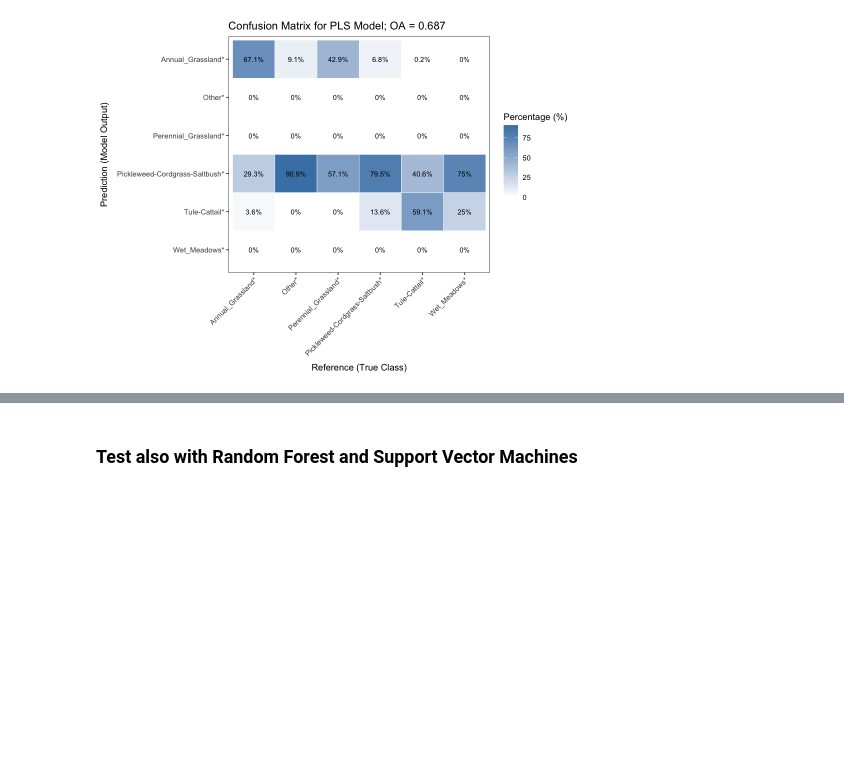
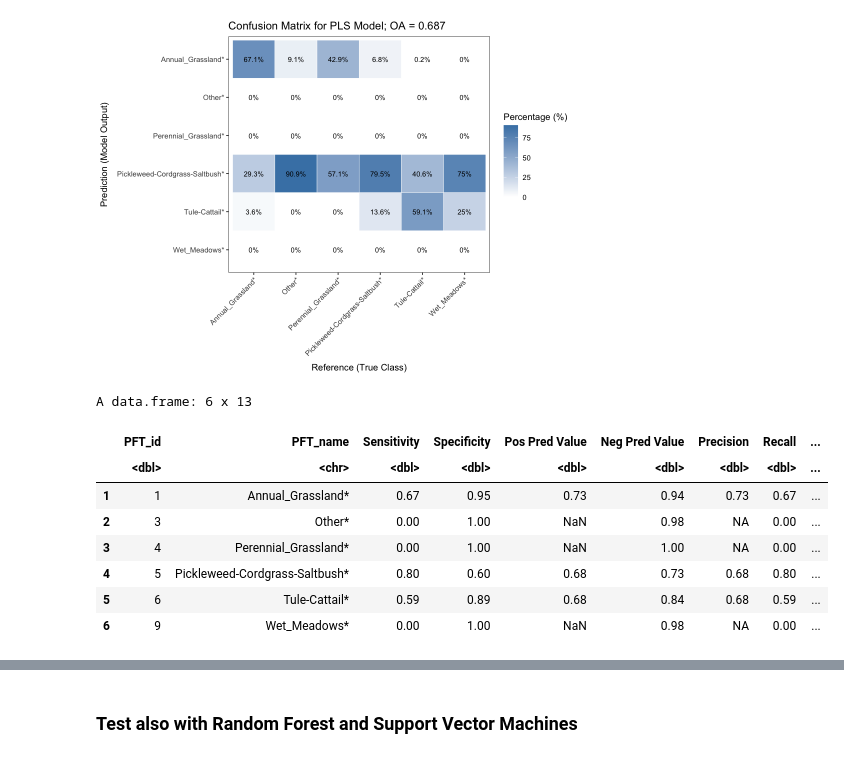
Before and after one commit to JavierLopatin/Wetland_Phenology_Python, a Jupyter notebook: 6. VariableImportance.ipynb, the cells around one changed output, grey strips where cells are left out. Drawn from its saved outputs; the diff is of its cells as text; code cells hidden in the pictures; blank space fills up the shorter version.

```diff
--- a/6. VariableImportance.ipynb
+++ b/6. VariableImportance.ipynb
@@ -341,3 +361,58 @@ ggplot(data = cmat, aes(x = Reference_name, y = Prediction_name)) +
   ggsave("/Users/javierlopatin/Documents/GitHub/Wetland_Phenology_Python/outputs/confusion_matrix_veg.png", width = 8, height = 6, dpi = 300)
 # %% [output]
 [figure]
+# %%
+# estimate per class metrics. Save to .csv
+library(dplyr)
+library(tibble)
+
+# Get per-class metrics from SVM confusion matrix
+per_class_metrics <- confusionMatrix(pred_veg, test_data$PFT)$byClass
+
+# Convert to a tidy data.frame and add class identifiers
+if (is.null(dim(per_class_metrics))) {
+  # Binary case: byClass is a named vector
+  per_class_df <- as.data.frame(t(per_class_metrics))
+  per_class_df <- rownames_to_column(per_class_df, var = "PFT_raw")
+  per_class_df$PFT_id <- NA_integer_
+} else {
+  # Multiclass case: byClass is a matrix with one row per class
+  per_class_df <- as.data.frame(per_class_metrics)
+  per_class_df <- rownames_to_column(per_class_df, var = "PFT_raw")
+  # Extract numeric class id if rownames are like "Class: 1"
+  per_class_df <- per_class_df %>%
+    mutate(PFT_id = suppressWarnings(as.integer(gsub(".*: ", "", PFT_raw))))
+}
+
+# Join human-readable class names (expects PFT_names with columns V1=id, V2=name)
+# If PFT_id is NA (e.g., binary case), we skip the join
+if (exists("PFT_names") && any(!is.na(per_class_df$PFT_id))) {
+  per_class_df <- per_class_df %>%
+    left_join(PFT_names, by = c("PFT_id" = "V1")) %>%
+    rename(PFT_name = V2)
+} else {
+  per_class_df$PFT_name <- NA_character_
+}
+
+# Reorder columns: class info first
+class_cols <- c("PFT_id", "PFT_name", "PFT_raw")
+metric_cols <- setdiff(colnames(per_class_df), class_cols)
+per_class_df <- per_class_df[, c(class_cols, metric_cols)]
+
+# delete PFT_raw
+per_class_df <- per_class_df %>% select(-PFT_raw)
+# only 2 decimals
+per_class_df <- per_class_df %>% mutate(across(where(is.numeric), ~ round(., 2)))
+write.csv(per_class_df, "outputs/per_class_metrics_veg_pls.csv", row.names = FALSE)
+# Preview and (optionally) save
+head(per_class_df)
+# %% [output]
+A data.frame: 6 x 13
+|  | PFT_id | PFT_name | Sensitivity | Specificity | Pos Pred Value | Neg Pred Value | Precision | Recall | ... |
+|  | <dbl> | <chr> | <dbl> | <dbl> | <dbl> | <dbl> | <dbl> | <dbl> | ... |
+| 1 | 1 | Annual_Grassland* | 0.67 | 0.95 | 0.73 | 0.94 | 0.73 | 0.67 | ... |
+| 2 | 3 | Other* | 0.00 | 1.00 | NaN | 0.98 | NA | 0.00 | ... |
+| 3 | 4 | Perennial_Grassland* | 0.00 | 1.00 | NaN | 1.00 | NA | 0.00 | ... |
+| 4 | 5 | Pickleweed-Cordgrass-Saltbush* | 0.80 | 0.60 | 0.68 | 0.73 | 0.68 | 0.80 | ... |
+| 5 | 6 | Tule-Cattail* | 0.59 | 0.89 | 0.68 | 0.84 | 0.68 | 0.59 | ... |
+| 6 | 9 | Wet_Meadows* | 0.00 | 1.00 | NaN | 0.98 | NA | 0.00 | ... |
```
Also changed, not shown: parts of 6 cells of this notebook, 12 other files.
